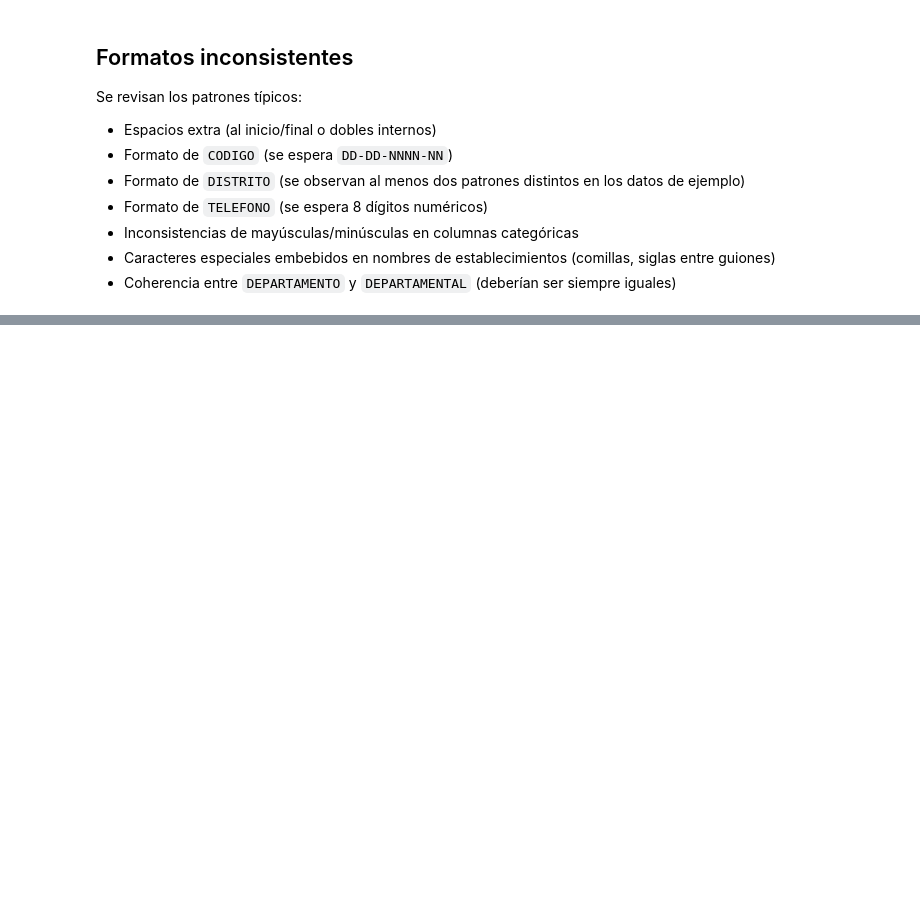
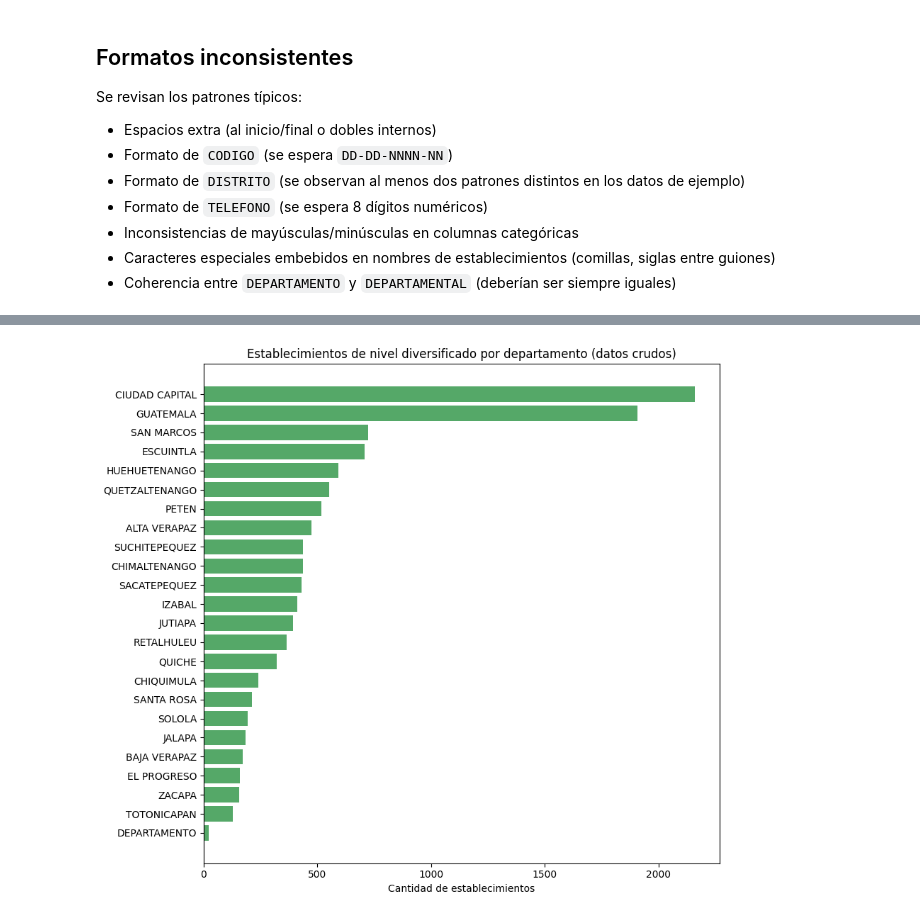
Before and after one commit to Sofilayerdi/Proyecto1-DS, a Jupyter notebook: notebooks/01_diagnostico.ipynb, the cells around one changed output, grey strips where cells are left out. Drawn from its saved outputs; the diff is of its cells as text; code cells hidden in the pictures; blank space fills up the shorter version.

```diff
--- a/notebooks/01_diagnostico.ipynb
+++ b/notebooks/01_diagnostico.ipynb
@@ -275,0 +325,10 @@ Name: count, dtype: int64
+# %%
+fig, ax = plt.subplots(figsize=(9, 8))
+conteo_depto = df["DEPARTAMENTO"].value_counts().sort_values()
+ax.barh(conteo_depto.index, conteo_depto.values, color="#55A868")
+ax.set_xlabel("Cantidad de establecimientos")
+ax.set_title("Establecimientos de nivel diversificado por departamento (datos crudos)")
+plt.tight_layout()
+plt.show()
+# %% [output]
+[figure, added]
```
Also changed, not shown: parts of 10 cells of this notebook.
